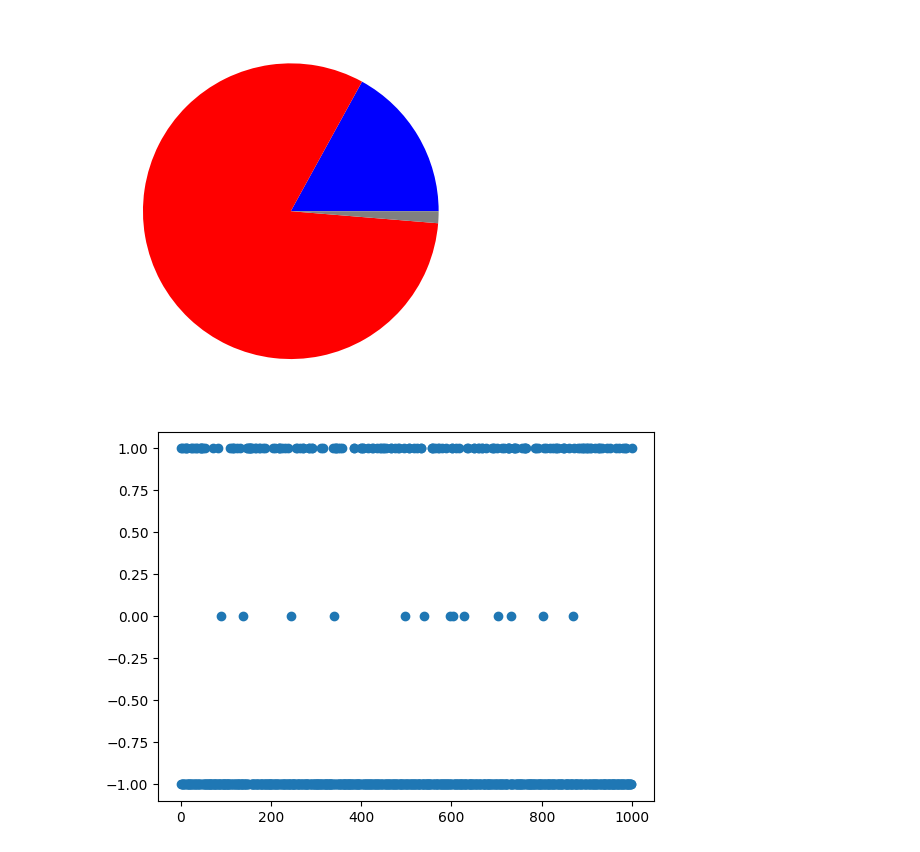
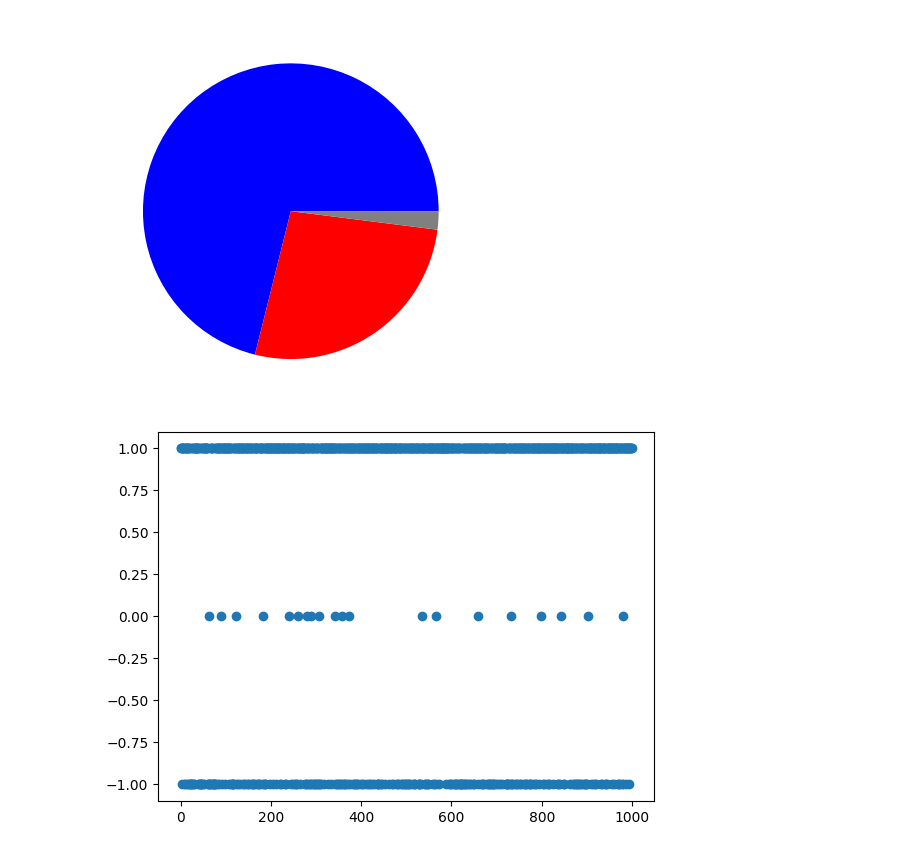
Before and after one commit to Statistics-For-Surfer/Briscola-Game, a Jupyter notebook: Boh/test.ipynb, the cells around one changed output. Cells and saved outputs as stored; diff of their text form; code cells hidden in the pictures.

```diff
--- a/Boh/test.ipynb
+++ b/Boh/test.ipynb
@@ -15,2 +15,2 @@ View run at https://wandb.ai/sufers/briscola_game/runs/34bn0m1t
 # %%
-brain = Brain(40, 40, True)
+brain = Brain(162, 40, True)
@@ -21,14 +43,12 @@ wins, loss = brain.train()
 # %%
-plt.pie(np.array([np.sum(np.array(wins) == 1),
-                np.sum(np.array(wins) == -1),
-                np.sum(np.array(wins) == 0)]), colors=['blue', 'red', 'gray'])
-plt.show()
+plt.pie(np.array([np.sum(np.array(wins) == 1), np.sum(np.array(wins) == -1),
+                np.sum(np.array(wins) == 0)]), colors=['blue', 'red', 'gray']);
 # %% [output]
-[figure, old version]
+[figure, new version]
 # %%
 plt.plot(range(len(wins)), wins, 'o');
 # %% [output]
-[figure, old version]
+[figure, new version]
 # %%
 from Game import Game
 # %%
```
Also changed, not shown: parts of 4 cells of this notebook, 5 other files.
